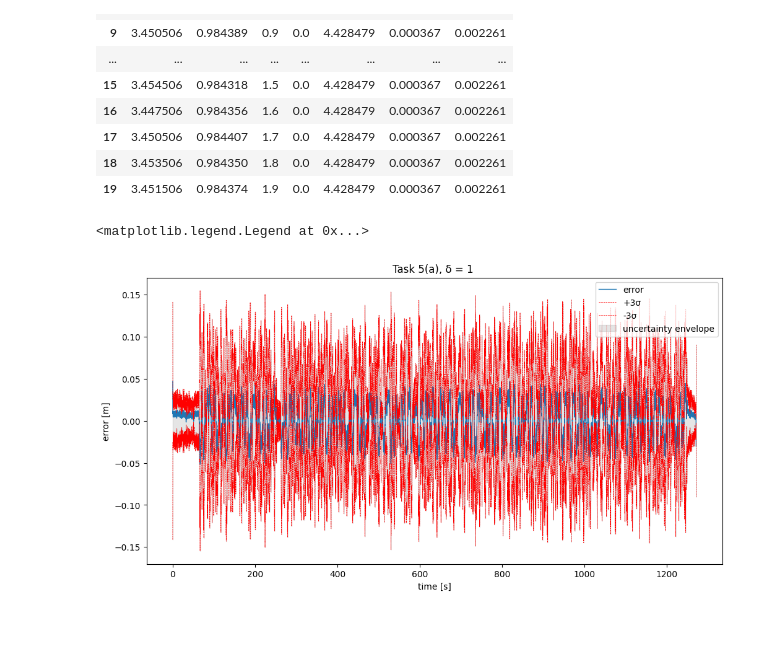
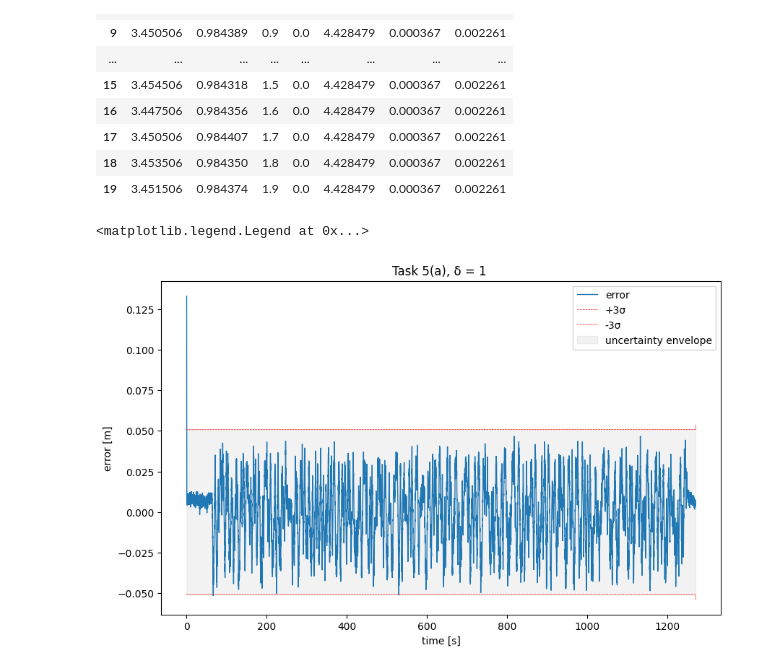
Before and after one commit to ZemsRepo/SER_Assignments, a Jupyter notebook: ex02/ex2.ipynb, the cells around one changed output. Cells and saved outputs as stored; diff of their text form; code cells hidden in the pictures; blank space fills up the shorter version.

Commit message:
3 sigma from conv_matx

```diff
--- a/ex02/ex2.ipynb
+++ b/ex02/ex2.ipynb
@@ -57,11 +57,10 @@ l = mat["l"].reshape(-1)
 r_var = mat["r_var"].reshape(-1)
 v_var = mat["v_var"].reshape(-1)
 
-
 K = x_true.shape[0]  # 12709
 T = 0.1
 
-delta = 1
+delta = 1  # sub-sampling rate
 k = (K - 1) // delta  # number of sub-samples
 
 # make z
@@ -87,7 +86,7 @@ z = np.vstack([u, y])
 # make H
 ## make A_inv
 A_inv = np.eye(k)
-for row in range(A_inv.shape[0]):
+for row in range(1, A_inv.shape[0]):
     A_inv[row, row - 1] = -1
 
 ## make C
@@ -123,48 +122,41 @@ x = P_check_sparse * H_sparse.T * W_inv_sparse * z
 # W_sqrt_inv = np.linalg.cholesky(W_inv).T
 # z_weighted = W_sqrt_inv @ z
 # H_weighted = W_sqrt_inv @ H
-
 # x, residuals, rank, s = np.linalg.lstsq(H_weighted, z_weighted, rcond=None)
 
+## RTS smoother
+# TODO
+
 x = x.reshape(-1)
-
 x_true_sub = x_true[delta:K:delta]
 
 error = x_true_sub - x
 
-x_3_sigma_positive = x_true_sub + 3 * np.abs(error)
-x_3_sigma_negative = x_true_sub - 3 * np.abs(error)
+sigma = np.sqrt(P_check_sparse.diagonal())
 
-# error
+t = [(i + 1) * delta * T for i in range(0, k)]
 # %%
-t = [(i + 1) * delta * T for i in range(0, k)]
 
-# coefs = np.polyfit(delta_t, x_true_sub, 3)
-# p = np.poly1d(coefs)
-
-# x_smooth = np.linspace(0, K)
-# y_smooth = p(x_smooth)
-
-fig, ax = plt.subplots(1, 1, figsize=(12, 6))
+fig, ax = plt.subplots(1, 1, figsize=(10, 6))
 ax.set_title("Task 5(a), δ = {} ".format(delta))
 ax.set_xlabel("time [s]")
 ax.set_ylabel("error [m]")
 ax.plot(t, error, linewidth=1, label="error")
-ax.plot(t, 3 * np.abs(error), color="red", linewidth=0.5, linestyle="--", label="+3σ")
-ax.plot(t, -3 * np.abs(error), color="red", linewidth=0.5, linestyle="--", label="-3σ")
+ax.plot(t, 3 * sigma, color="red", linewidth=0.5, linestyle="--", label="+3σ")
+ax.plot(t, -3 * sigma, color="red", linewidth=0.5, linestyle="--", label="-3σ")
 # ax.plot(x_smooth, y_smooth, label="x_true_smooth")
 ax.fill_between(
     t,
-    -3 * np.abs(error),
-    3 * np.abs(error),
+    3 * sigma,
+    -3 * sigma,
     color="gray",
-    alpha=0.2,
+    alpha=0.1,
     label="uncertainty envelope",
 )
 ax.legend()
 # %% [output]
 <matplotlib.legend.Legend at 0x...>
-[figure, old version]
+[figure, new version]
 # %%
 # histogram
 n_bins = 50
```
Also changed, not shown: parts of 1 cell of this notebook.
